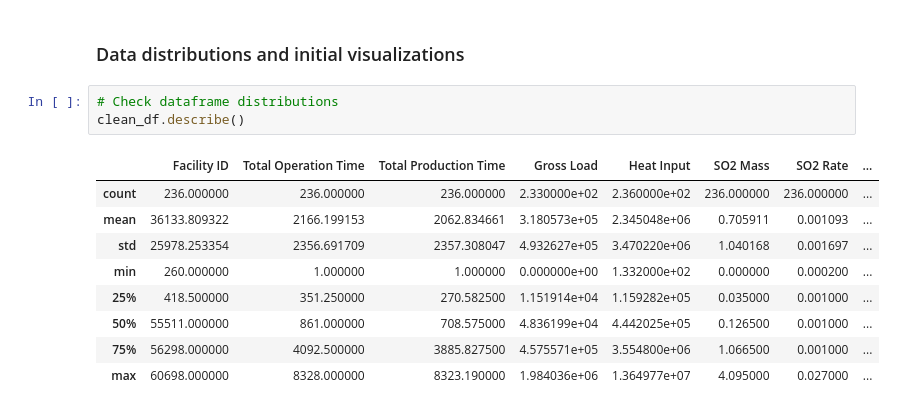
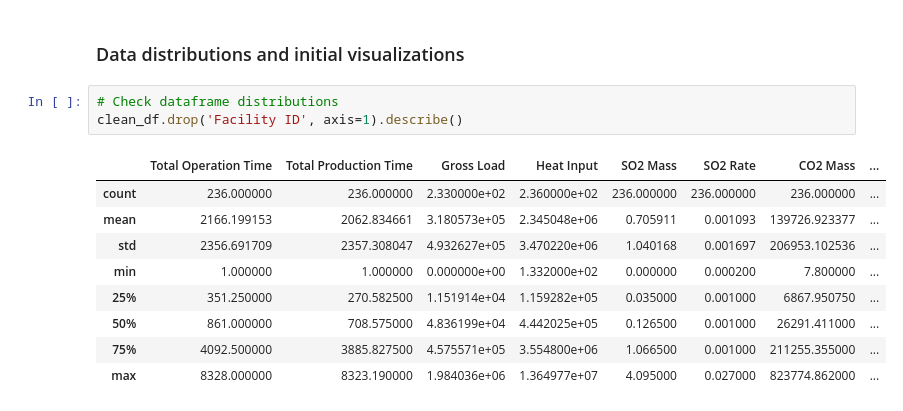
Before and after one commit to paulsoriiiano/power-sector-emissions-analysis, a Jupyter notebook: notebook.ipynb, the cells around one changed output. Saved outputs shown, nothing was run; the diff lists cells and outputs as text.

```diff
--- a/notebook.ipynb
+++ b/notebook.ipynb
@@ -365,14 +371,14 @@ Perform relevant visualization of the data and computation of summary statistics
 ### Data distributions and initial visualizations
 # %%
 # Check dataframe distributions
-clean_df.describe()
+clean_df.drop('Facility ID', axis=1).describe()
 # %% [output]
-|  | Facility ID | Total Operation Time | Total Production Time | Gross Load | Heat Input | SO2 Mass | SO2 Rate | ... |
-| count | 236.000000 | 236.000000 | 236.000000 | 2.330000e+02 | 2.360000e+02 | 236.000000 | 236.000000 | ... |
-| mean | 36133.809322 | 2166.199153 | 2062.834661 | 3.180573e+05 | 2.345048e+06 | 0.705911 | 0.001093 | ... |
-| std | 25978.253354 | 2356.691709 | 2357.308047 | 4.932627e+05 | 3.470220e+06 | 1.040168 | 0.001697 | ... |
-| min | 260.000000 | 1.000000 | 1.000000 | 0.000000e+00 | 1.332000e+02 | 0.000000 | 0.000200 | ... |
-| 25% | 418.500000 | 351.250000 | 270.582500 | 1.151914e+04 | 1.159282e+05 | 0.035000 | 0.001000 | ... |
-| 50% | 55511.000000 | 861.000000 | 708.575000 | 4.836199e+04 | 4.442025e+05 | 0.126500 | 0.001000 | ... |
-| 75% | 56298.000000 | 4092.500000 | 3885.827500 | 4.575571e+05 | 3.554800e+06 | 1.066500 | 0.001000 | ... |
-| max | 60698.000000 | 8328.000000 | 8323.190000 | 1.984036e+06 | 1.364977e+07 | 4.095000 | 0.027000 | ... |
+|  | Total Operation Time | Total Production Time | Gross Load | Heat Input | SO2 Mass | SO2 Rate | CO2 Mass | ... |
+| count | 236.000000 | 236.000000 | 2.330000e+02 | 2.360000e+02 | 236.000000 | 236.000000 | 236.000000 | ... |
+| mean | 2166.199153 | 2062.834661 | 3.180573e+05 | 2.345048e+06 | 0.705911 | 0.001093 | 139726.923377 | ... |
+| std | 2356.691709 | 2357.308047 | 4.932627e+05 | 3.470220e+06 | 1.040168 | 0.001697 | 206953.102536 | ... |
+| min | 1.000000 | 1.000000 | 0.000000e+00 | 1.332000e+02 | 0.000000 | 0.000200 | 7.800000 | ... |
+| 25% | 351.250000 | 270.582500 | 1.151914e+04 | 1.159282e+05 | 0.035000 | 0.001000 | 6867.950750 | ... |
+| 50% | 861.000000 | 708.575000 | 4.836199e+04 | 4.442025e+05 | 0.126500 | 0.001000 | 26291.411000 | ... |
+| 75% | 4092.500000 | 3885.827500 | 4.575571e+05 | 3.554800e+06 | 1.066500 | 0.001000 | 211255.355000 | ... |
+| max | 8328.000000 | 8323.190000 | 1.984036e+06 | 1.364977e+07 | 4.095000 | 0.027000 | 823774.862000 | ... |
```
Also changed, not shown: parts of 111 cells of this notebook, 1 other file.
